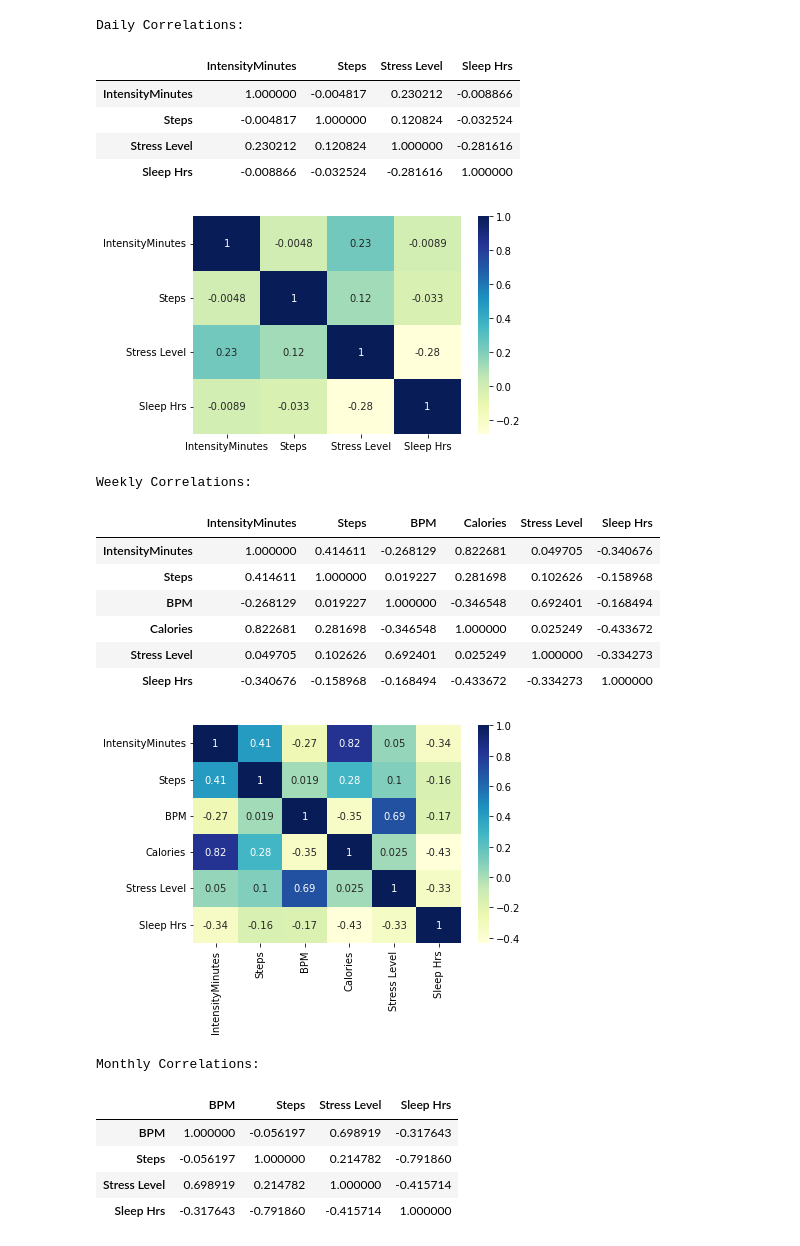
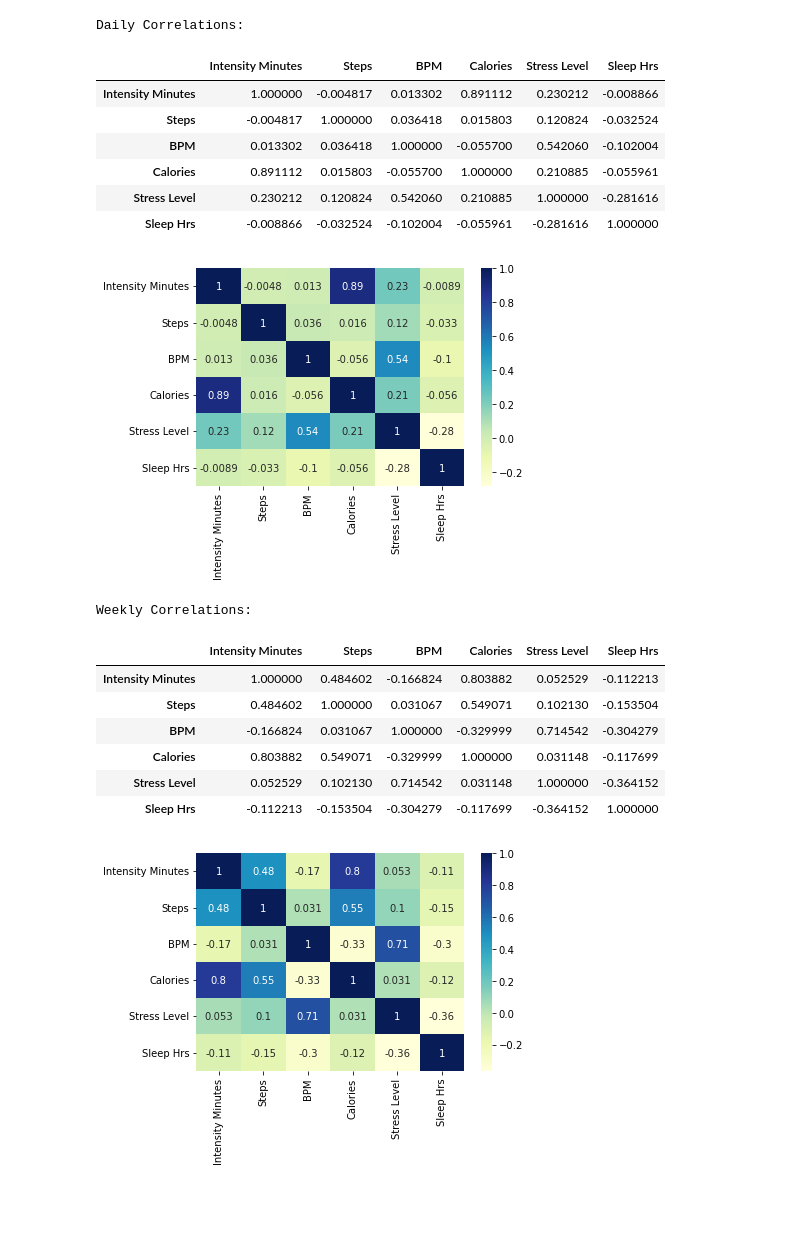
Before and after one commit to jace-kline/math582-finalproject, a Jupyter notebook: notebook.ipynb, the cells around one changed output. Cells and saved outputs as stored; diff of their text form; code cells hidden in the pictures; blank space fills up the shorter version.

```diff
--- a/notebook.ipynb
+++ b/notebook.ipynb
@@ -13,6 +23,8 @@ from IPython.display import display
 # load the cleaned data sets
 dataloc = "./data/cleaned/"
 
-daily = pd.read_csv(dataloc + "daily.csv")
-weekly = pd.read_csv(dataloc + "weekly.csv")
-monthly = pd.read_csv(dataloc + "monthly.csv")
+daily = pd.read_csv(dataloc + "daily.csv").set_index('Date')
+weekly = pd.read_csv(dataloc + "weekly.csv").set_index('Week')
+
+dataset_labels = ["Daily", "Weekly"]
+datasets = [daily, weekly]
@@ -20,0 +31,4 @@ monthly = pd.read_csv(dataloc + "monthly.csv")
+# %%
+def iterate_datasets(procedure):
+    for df, lbl in zip(datasets, dataset_labels):
+        procedure(df, lbl)
@@ -21,37 +100,32 @@ monthly = pd.read_csv(dataloc + "monthly.csv")
 # %%
-def show_correlations():
-    dataset_labels = ["Daily", "Weekly", "Monthly"]
-    datasets = [daily, weekly, monthly.drop('Month', axis=1)]
+def display_correlations(df, lbl):
+    print(f"{lbl} Correlations:")
+    corr = df.corr()
+    display(corr)
 
-    for lbl, df in zip(dataset_labels, datasets):
-        print(f"{lbl} Correlations:")
-        corr = df.corr()
-        display(corr)
+    sb.heatmap(corr, cmap="YlGnBu", annot=True)
+    mp.show()
 
-        sb.heatmap(corr, cmap="YlGnBu", annot=True)
-        mp.show()
+# for lbl, df in zip(dataset_labels, datasets):
+#     display_correlations(df, lbl)
 
-show_correlations()
+iterate_datasets(display_correlations)
 # %% [output]
 Daily Correlations:
-|  | IntensityMinutes | Steps | Stress Level | Sleep Hrs |
-| IntensityMinutes | 1.000000 | -0.004817 | 0.230212 | -0.008866 |
-| Steps | -0.004817 | 1.000000 | 0.120824 | -0.032524 |
-| Stress Level | 0.230212 | 0.120824 | 1.000000 | -0.281616 |
-| Sleep Hrs | -0.008866 | -0.032524 | -0.281616 | 1.000000 |
+|  | Intensity Minutes | Steps | BPM | Calories | Stress Level | Sleep Hrs |
+| Intensity Minutes | 1.000000 | -0.004817 | 0.013302 | 0.891112 | 0.230212 | -0.008866 |
+| Steps | -0.004817 | 1.000000 | 0.036418 | 0.015803 | 0.120824 | -0.032524 |
+| BPM | 0.013302 | 0.036418 | 1.000000 | -0.055700 | 0.542060 | -0.102004 |
+| Calories | 0.891112 | 0.015803 | -0.055700 | 1.000000 | 0.210885 | -0.055961 |
+| Stress Level | 0.230212 | 0.120824 | 0.542060 | 0.210885 | 1.000000 | -0.281616 |
+| Sleep Hrs | -0.008866 | -0.032524 | -0.102004 | -0.055961 | -0.281616 | 1.000000 |
-[figure, old version]
+[figure, new version]
 Weekly Correlations:
-|  | IntensityMinutes | Steps | BPM | Calories | Stress Level | Sleep Hrs |
-| IntensityMinutes | 1.000000 | 0.414611 | -0.268129 | 0.822681 | 0.049705 | -0.340676 |
-| Steps | 0.414611 | 1.000000 | 0.019227 | 0.281698 | 0.102626 | -0.158968 |
-| BPM | -0.268129 | 0.019227 | 1.000000 | -0.346548 | 0.692401 | -0.168494 |
-| Calories | 0.822681 | 0.281698 | -0.346548 | 1.000000 | 0.025249 | -0.433672 |
-| Stress Level | 0.049705 | 0.102626 | 0.692401 | 0.025249 | 1.000000 | -0.334273 |
-| Sleep Hrs | -0.340676 | -0.158968 | -0.168494 | -0.433672 | -0.334273 | 1.000000 |
+|  | Intensity Minutes | Steps | BPM | Calories | Stress Level | Sleep Hrs |
+| Intensity Minutes | 1.000000 | 0.484602 | -0.166824 | 0.803882 | 0.052529 | -0.112213 |
+| Steps | 0.484602 | 1.000000 | 0.031067 | 0.549071 | 0.102130 | -0.153504 |
+| BPM | -0.166824 | 0.031067 | 1.000000 | -0.329999 | 0.714542 | -0.304279 |
+| Calories | 0.803882 | 0.549071 | -0.329999 | 1.000000 | 0.031148 | -0.117699 |
+| Stress Level | 0.052529 | 0.102130 | 0.714542 | 0.031148 | 1.000000 | -0.364152 |
+| Sleep Hrs | -0.112213 | -0.153504 | -0.304279 | -0.117699 | -0.364152 | 1.000000 |
-[figure, old version]
+[figure, new version]
-Monthly Correlations:
-|  | BPM | Steps | Stress Level | Sleep Hrs |
-| BPM | 1.000000 | -0.056197 | 0.698919 | -0.317643 |
-| Steps | -0.056197 | 1.000000 | 0.214782 | -0.791860 |
-| Stress Level | 0.698919 | 0.214782 | 1.000000 | -0.415714 |
-| Sleep Hrs | -0.317643 | -0.791860 | -0.415714 | 1.000000 |
```
Also changed, not shown: parts of 14 cells of this notebook, 5 other files.
